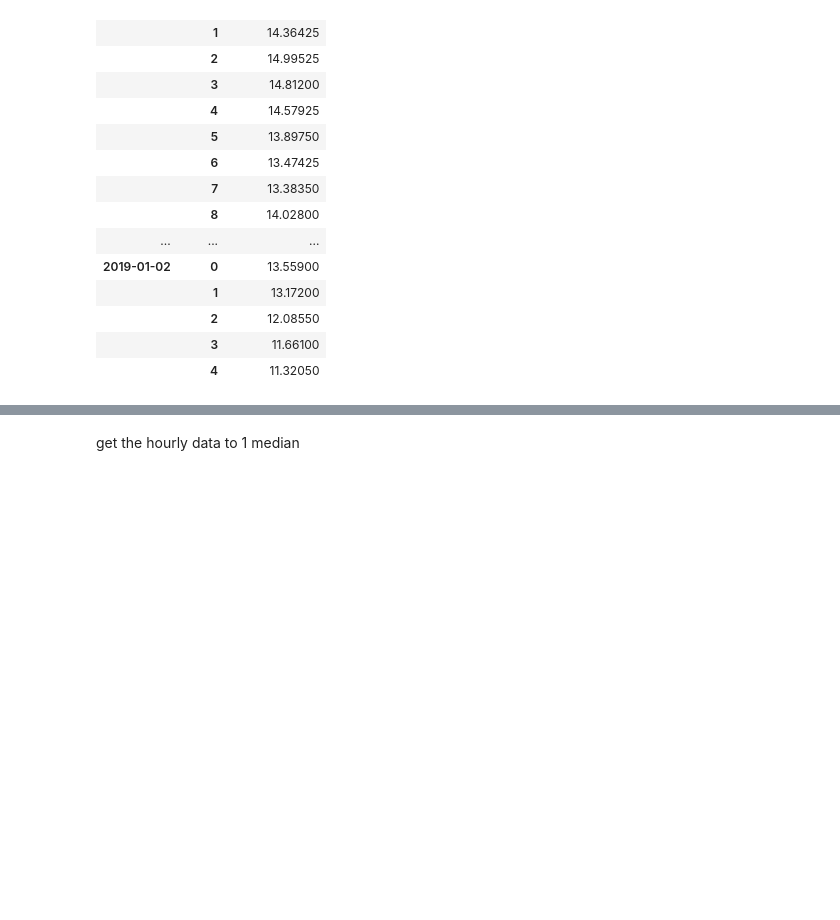
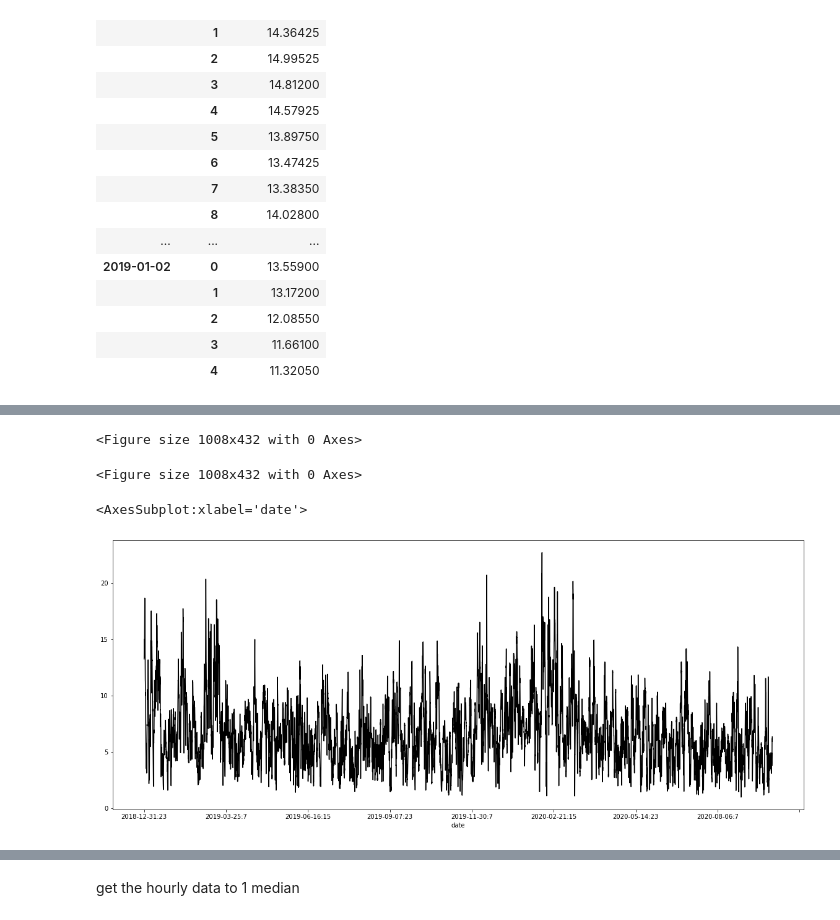
Before and after one commit to Windbenders/capstone_energy, a Jupyter notebook: notebooks/notebook_Katrin.ipynb, the cells around one changed output, grey strips where cells are left out. Drawn from its saved outputs; the diff is of its cells as text; code cells hidden in the pictures; blank space fills up the shorter version.

```diff
--- a/notebooks/notebook_Katrin.ipynb
+++ b/notebooks/notebook_Katrin.ipynb
@@ -730,0 +733,5 @@ speedy_short['windspeed_ms'].mean()
+# %%
+speedy_groupby_hour['day'] = speedy_groupby_hour['day'].astype('str')
+speedy_groupby_hour['hours'] = speedy_groupby_hour['hours'].astype('str')
+# %%
+speedy_groupby_hour['date'] = speedy_groupby_hour['day'] + ' ' + speedy_groupby_hour['hours']
@@ -730,0 +754,2 @@ speedy_short['windspeed_ms'].mean()
+# %%
+speedy_groupby_hour.drop(['day', 'hours'], axis=1, inplace=True)
@@ -730,0 +773,8 @@ speedy_short['windspeed_ms'].mean()
+# %%
+plt.figure(figsize=(14,6))
+#plt.plot(speedy_groupby_hour)
+# %% [output]
+<Figure size 1008x432 with 0 Axes>
+<Figure size 1008x432 with 0 Axes>
+# %%
+speedy_groupby_hour = speedy_groupby_hour.reset_index()
@@ -730,0 +783,12 @@ speedy_short['windspeed_ms'].mean()
+# %%
+# Check decomposition of trend, seasonality and residue of original time series
+plt.figure(figsize=(20,8))
+decomposition = seasonal_decompose(x=speedy_groupby_hour['windspeed_ms'],
+                                   model='additive',
+                                   period=30)
+
+
+decomposition.observed.plot(c='black')
+# %% [output]
+<AxesSubplot:xlabel='date'>
+[figure, added]
```
Also changed, not shown: parts of 14 cells of this notebook.
